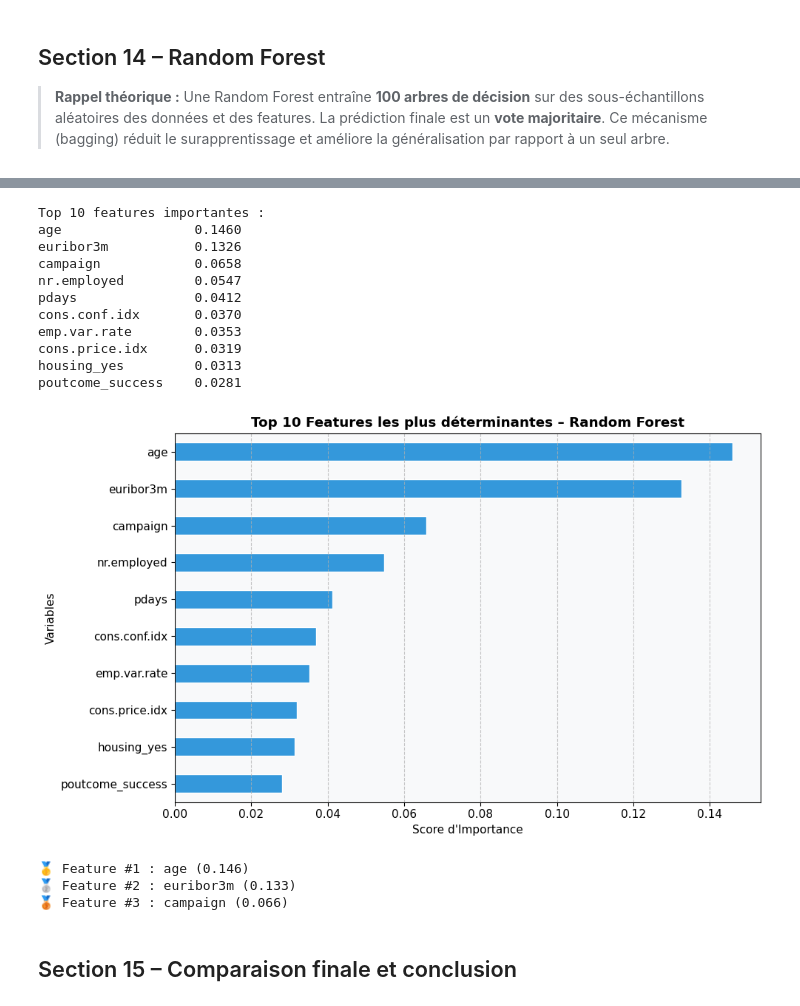
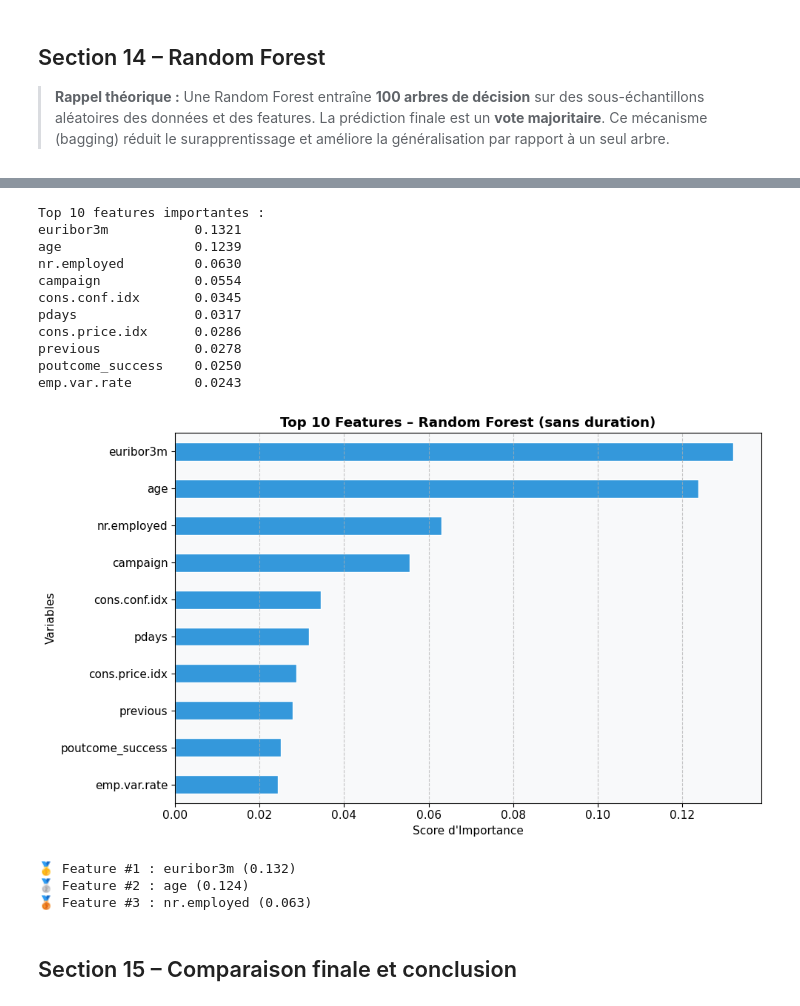
Before and after one commit to yss-ef/data-mining-portfolio, a Jupyter notebook: lab-04-bank-marketing/bank-marketing-analysis.ipynb, the cells around one changed output, grey strips where cells are left out. Saved outputs shown, nothing was run; the diff lists cells and outputs as text; code cells hidden in the pictures.

```diff
--- a/lab-04-bank-marketing/bank-marketing-analysis.ipynb
+++ b/lab-04-bank-marketing/bank-marketing-analysis.ipynb
@@ -11,7 +11,7 @@ Professeur : Hamza ER-RAHMOUNY
 # %% [markdown]
 ## Imports et chargement des données
 # %%
-# ── Librairies standard pour le Data Mining ──────────────────────────────────
+# Librairies standard pour le Data Mining
 import pandas as pd          # manipulation de tableaux (DataFrames)
 import numpy as np           # calculs numériques
 import matplotlib.pyplot as plt  # graphiques
@@ -19,7 +19,7 @@ import matplotlib.patches as mpatches
 import warnings
 warnings.filterwarnings('ignore')
 
-# ── Librairies ML ─────────────────────────────────────────────────────────────
+# Librairies ML
 from sklearn.model_selection import train_test_split
 from sklearn.preprocessing import StandardScaler
 from sklearn.linear_model import LogisticRegression
@@ -30,7 +30,7 @@ from sklearn.metrics import (
     confusion_matrix, classification_report
 )
 
-# ── Style des graphiques ───────────────────────────────────────────────────────
+# Style des graphiques
 plt.rcParams['figure.facecolor'] = 'white'
 plt.rcParams['axes.facecolor']   = '#f8f9fa'
 plt.rcParams['font.size']        = 11
@@ -43,9 +43,9 @@ COLORS = {
     'purple': '#9b59b6'
 }
 
-# ── Chargement du dataset ──────────────────────────────────────────────────────
+# Chargement du dataset
 # Séparateur ';' (fichier CSV européen)
-df = pd.read_csv('bank-marketing.csv', sep=';')
+df = pd.read_csv('bank_marketing_tp4.csv', sep=';')
 
 print(f"✅ Dataset chargé : {df.shape[0]} lignes × {df.shape[1]} colonnes")
 df.head()
@@ -583,19 +524,0 @@ print("\n✅ La stratification a bien maintenu les proportions !")
-# %%
-# Q27 – Traitement des 'unknown' par imputation (mode)
-# On remplace les 'unknown' par la valeur la plus fréquente pour ne pas perdre de lignes
-df_clean = df.copy()
-for col in df_clean.columns:
-    if df_clean[col].dtype == 'object':
-        df_clean[col] = df_clean[col].replace('unknown', df_clean[col].mode()[0])
-
-# Q28 – Suppression des colonnes inutiles et gestion du Data Leakage
-# On supprime 'duration' car elle n'est pas connue AVANT l'appel (modèle réel)
-X_raw = df_clean.drop(columns=['y', 'duration'])
-y = (df_clean['y'] == 'yes').astype(int)
-
-# Q29 – Encodage des variables catégorielles (One-Hot Encoding)
-# On transforme tout le texte en colonnes numériques 0/1
-X_encoded = pd.get_dummies(X_raw, drop_first=True)
-
-print(f"✅ Préparation terminée : 'duration' supprimée.")
-print(f"✅ Nombre de features finales : {X_train.shape[1]}")
@@ -848,46 +811,42 @@ results['Random Forest'] = {'Recall': rf_recall, 'F1-Score': rf_f1}
 weighted avg       0.87      0.89      0.87      1236
 # %%
-# Q47 – Importances des features
-# On extrait l'importance de chaque variable calculée par la Random Forest
+# Q47 – Importances des features (Random Forest)
+# X.columns correspond aux features SANS duration — pas de biais de leakage
 importances = pd.Series(rf.feature_importances_, index=X.columns).sort_values(ascending=False)
 
 print("Top 10 features importantes :")
 print(importances.head(10).round(4).to_string())
 
-# --- Visualisation Graphique ---
 top10 = importances.head(10)
 plt.figure(figsize=(10, 6))
-# Création d'un graphique en barres horizontales pour la lisibilité
 top10.plot(kind='barh', color='#3498db', edgecolor='white')
-
-plt.title('Top 10 Features les plus déterminantes – Random Forest', fontweight='bold')
-plt.xlabel('Score d\'Importance')
+plt.title('Top 10 Features – Random Forest (sans duration)', fontweight='bold')
+plt.xlabel("Score d'Importance")
 plt.ylabel('Variables')
-plt.gca().invert_yaxis() # Pour avoir la plus importante en haut
+plt.gca().invert_yaxis()
 plt.grid(axis='x', linestyle='--', alpha=0.7)
 plt.tight_layout()
 plt.show()
 
-# Identification explicite des 3 variables clés demandées par l'énoncé
 print(f"\n🥇 Feature #1 : {importances.index[0]} ({importances.iloc[0]:.3f})")
 print(f"🥈 Feature #2 : {importances.index[1]} ({importances.iloc[1]:.3f})")
 print(f"🥉 Feature #3 : {importances.index[2]} ({importances.iloc[2]:.3f})")
 # %% [output]
 Top 10 features importantes :
-age                 0.1460
-euribor3m           0.1326
-campaign            0.0658
-nr.employed         0.0547
-pdays               0.0412
-cons.conf.idx       0.0370
-emp.var.rate        0.0353
-cons.price.idx      0.0319
-housing_yes         0.0313
-poutcome_success    0.0281
+euribor3m           0.1321
+age                 0.1239
+nr.employed         0.0630
+campaign            0.0554
+cons.conf.idx       0.0345
+pdays               0.0317
+cons.price.idx      0.0286
+previous            0.0278
+poutcome_success    0.0250
+emp.var.rate        0.0243
-[figure, old version]
+[figure, new version]
-🥇 Feature #1 : age (0.146)
-🥈 Feature #2 : euribor3m (0.133)
-🥉 Feature #3 : campaign (0.066)
+🥇 Feature #1 : euribor3m (0.132)
+🥈 Feature #2 : age (0.124)
+🥉 Feature #3 : nr.employed (0.063)
 # %% [markdown]
 ## Section 15 – Comparaison finale et conclusion
 # %%
```
Also changed, not shown: parts of 20 cells of this notebook.
